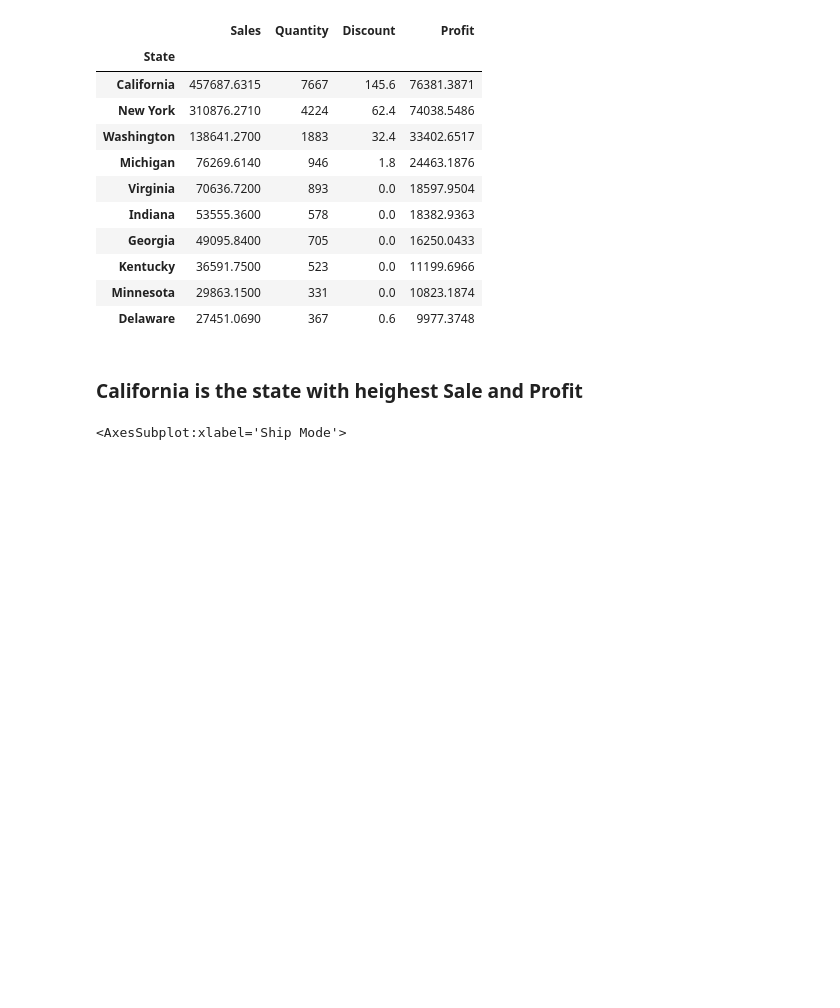
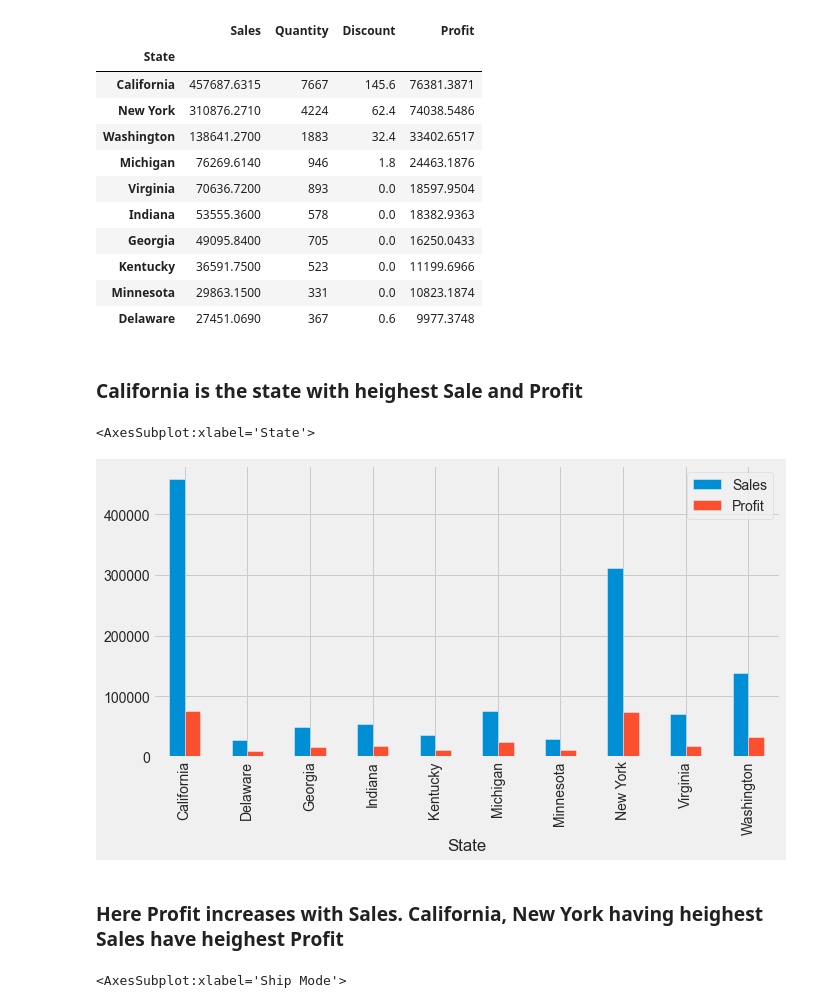
Before and after one commit to rbritik/Sparks-Internship, a Jupyter notebook: EDA Retail.ipynb, the cells around one changed output. Saved outputs shown, nothing was run; the diff lists cells and outputs as text; code cells hidden in the pictures; blank space fills up the shorter version.

```diff
--- a/EDA Retail.ipynb
+++ b/EDA Retail.ipynb
@@ -144,5 +148,16 @@ Account_per_state.nlargest(10, ["Profit"])
 | Delaware | 27451.0690 | 367 | 0.6 | 9977.3748 |
 # %% [markdown]
 ### California is the state with heighest Sale and Profit
+# %%
+df1 = df[df["State"].isin(["California", "New York", "Washington", "Michigan","Virginia","Indiana","Georgia",\
+                           "Kentucky","Minnesota","Delaware"])]
+dt1_states = df1.groupby(["State"]).sum()
+dt1_states.drop(["Discount","Quantity"], axis = 1, inplace = True)
+dt1_states.plot.bar(figsize = (10,5))
+# %% [output]
+<AxesSubplot:xlabel='State'>
+[figure, added]
+# %% [markdown]
+### Here Profit increases with Sales. California, New York having heighest Sales have heighest Profit
 # %%
 ## Ship Mode for State having good Profit
```
Also changed, not shown: parts of 7 cells of this notebook.
